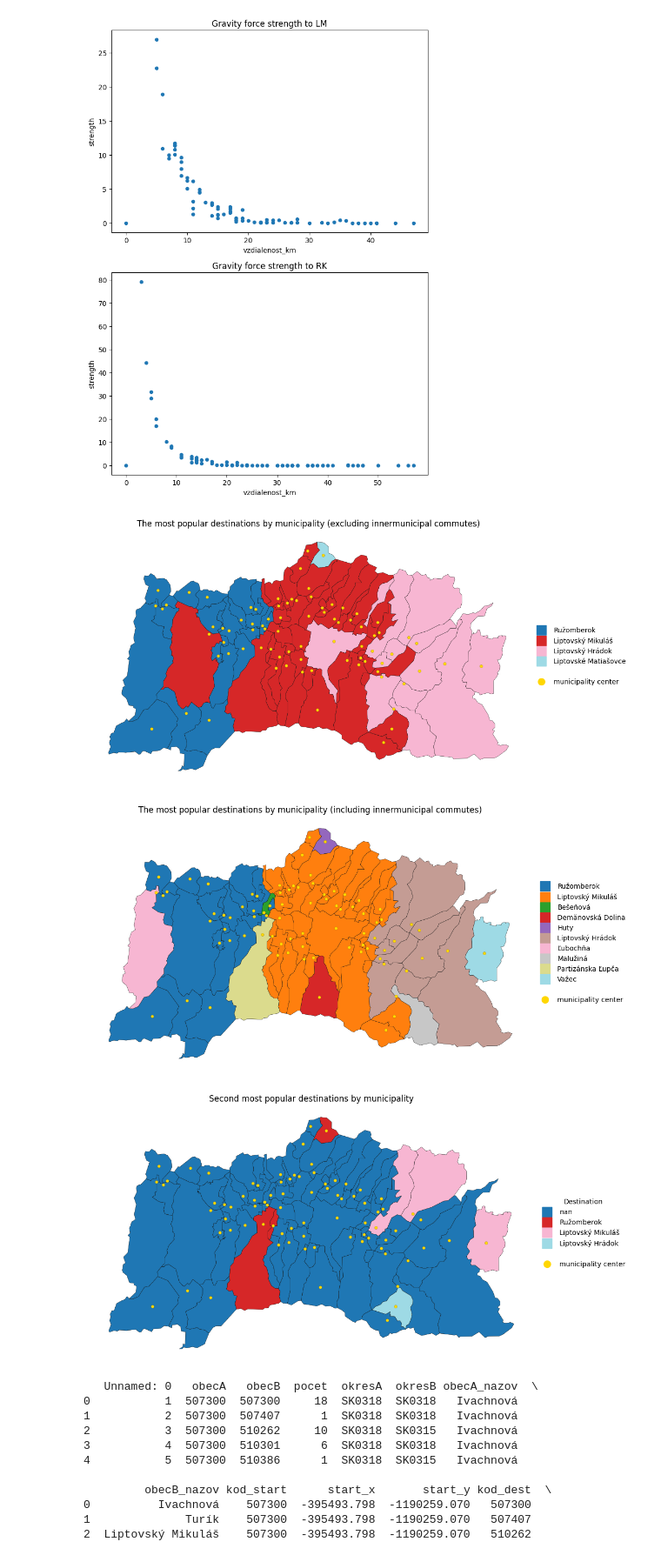
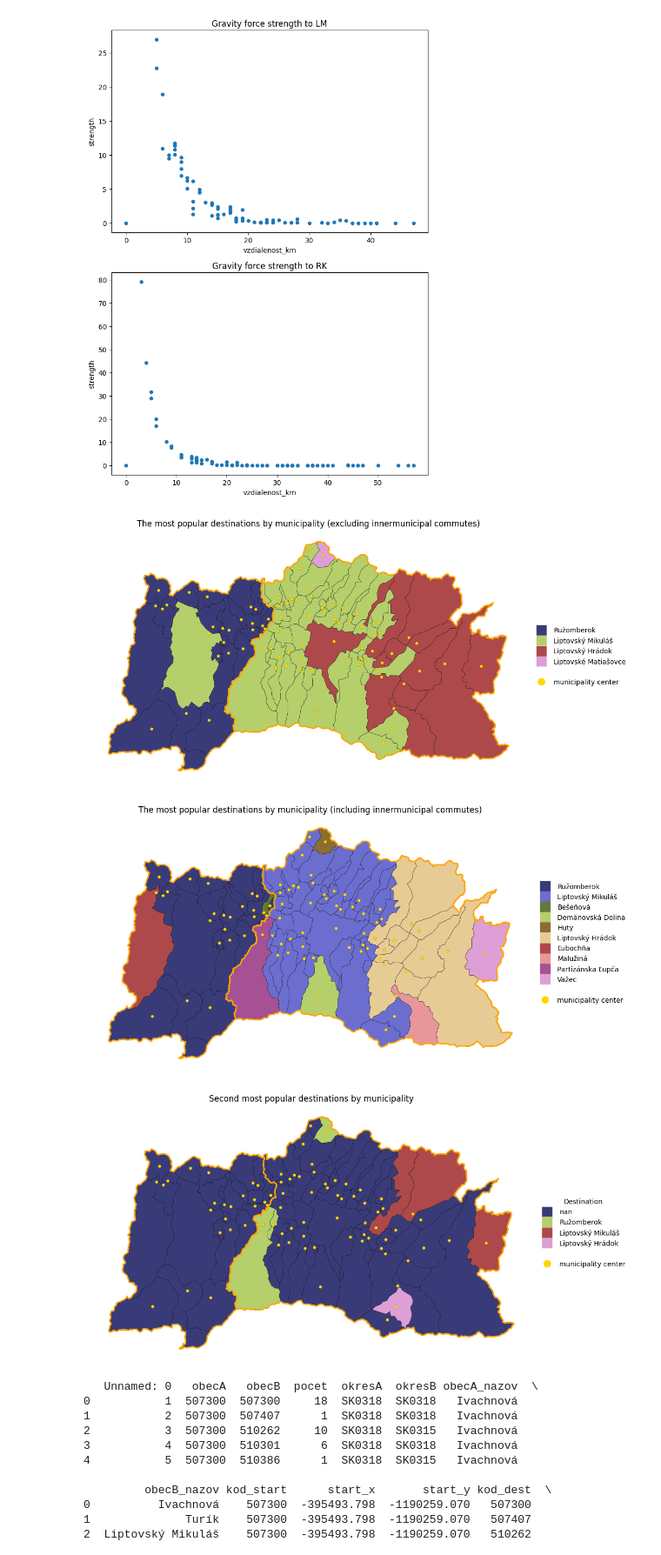
Before and after one commit to dbelohonov/maps_liptov, a Jupyter notebook: notebooks/maps.ipynb, the cells around one changed output. Shown at 87% size. Cells and saved outputs as stored; diff of their text form; code cells hidden in the pictures.

```diff
--- a/notebooks/maps.ipynb
+++ b/notebooks/maps.ipynb
@@ -312,6 +312,8 @@ from shapely.geometry import LineString
 
 commuting = pd.read_csv(r"../data/sodb_2021_dochadzka_denne_lm_rk.csv", encoding="windows-1250")
 map = gpd.read_file(r"../data/geo/liptov.shp")
+okresy = gpd.read_file(r"../data/geo/liptov_okresy.shp")
+
 
 commuting[["obecA", "obecB"]] = commuting[["obecA", "obecB"]].astype(str)
 map["IDN4"] = map["IDN4"].astype(str)
@@ -330,7 +332,7 @@ result = map.merge(
     how = "left"
 ).rename(columns={"IDN4": "kod_start"})
 unique_dest = result["obecB_nazov"].unique()
-colors = plt.cm.tab20(np.linspace(0, 1, len(unique_dest)))
+colors = plt.cm.tab20b(np.linspace(0, 1, len(unique_dest)))
 color_dict = dict(zip(unique_dest, colors))
 
 most_popular2 = (
@@ -347,7 +349,7 @@ result2 = map.merge(
     how = "left"
 ).rename(columns={"IDN4": "kod_start"})
 unique_dest2 = result2["obecB_nazov"].unique()
-colors2 = plt.cm.tab20(np.linspace(0, 1, len(unique_dest2)))
+colors2 = plt.cm.tab20b(np.linspace(0, 1, len(unique_dest2)))
 color_dict2 = dict(zip(unique_dest2, colors2))
 
 
@@ -364,7 +366,7 @@ result3 = map.merge(
     how = "left"
 ).rename(columns = {"IDN4": "kod_start"})
 second_dest = result3["obecB_nazov"].unique()
-colors3 = plt.cm.tab20(np.linspace(0, 1, len(second_dest)))
+colors3 = plt.cm.tab20b(np.linspace(0, 1, len(second_dest)))
 color_dict3 = dict(zip(second_dest, colors3))
 
 
@@ -382,6 +384,12 @@ obce_gdf.plot(
     markersize = 20.0,
     edgecolor = "black",
     linewidth = 0.1
+)
+okresy.plot(
+    ax = plt.gca(),
+    color = "none",
+    edgecolor = "orange",
+    linewidth = 2.0
 )
 handles = [
     plt.Line2D(
@@ -444,6 +452,12 @@ obce_gdf.plot(
     edgecolor = "black",
     linewidth = 0.1
 )
+okresy.plot(
+    ax = plt.gca(),
+    color = "none",
+    edgecolor = "orange",
+    linewidth = 2.0
+)
 handles2 = [
     plt.Line2D(
         [0], [0],
@@ -505,6 +519,12 @@ obce_gdf.plot(
     edgecolor = "black",
     linewidth = 0.1
 )
+okresy.plot(
+    ax = plt.gca(),
+    color = "none",
+    edgecolor = "orange",
+    linewidth = 2.0
+)
 handles3 = [
     plt.Line2D(
         [0], [0],
@@ -525,36 +545,36 @@ handles3.append(
         markersize = 20,
         linestyle = "None",
         label = ""
     )
 )
 handles3.append(
     plt.Line2D(
         [0], [0],
         marker = "o",
         color = "gold",
         markersize = 10,
         linestyle = "None",
         label = "municipality center"
     )
 )
 plt.legend(
     handles = handles3,
     title = "Destination",
     loc = "center left",
     bbox_to_anchor = (1, 0.5),
     frameon = False,
     # labelspacing = 1.25
 )
 plt.title("Second most popular destinations by municipality")
 
 plt.axis(False)
 # plt.suptitle("Daily commuting patterns in Liptov region in 2021")
 plt.savefig("../result_maps/LM_RK_second_most_popular.pdf", format = "pdf", dpi = 300, bbox_inches = "tight")
 plt.show()
 # %% [output]
-[figure, old version]
+[figure, new version]
-[figure, old version]
+[figure, new version]
-[figure, old version]
+[figure, new version]
 # %%
 import geopandas as gpd
 import pandas as pd
```
Also changed, not shown: 12 other files.
